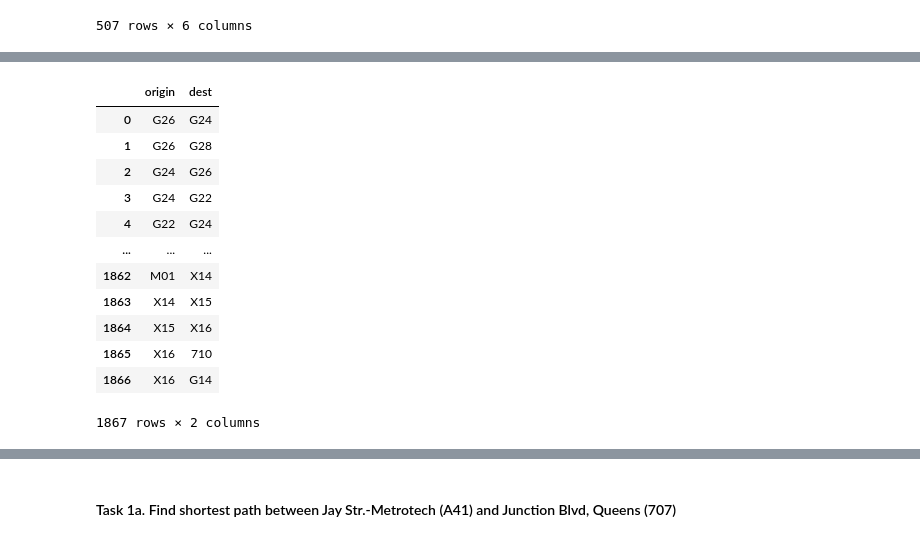
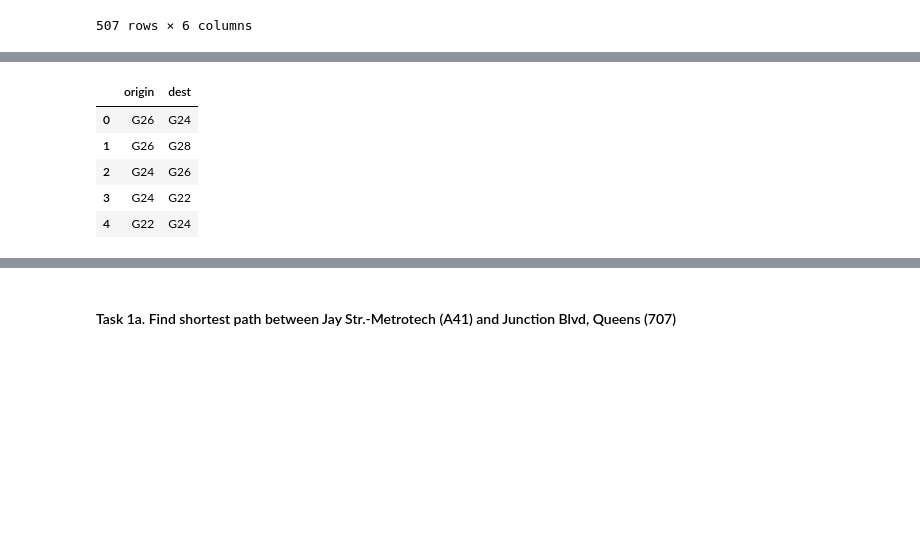
Before and after one commit to CUSPADS2022IBX/IBXRidership, a Jupyter notebook: Gabe's network stuff/subway_platform_network - wIBX.ipynb, the cells around one changed output, grey strips where cells are left out. Saved outputs shown, nothing was run; the diff lists cells and outputs as text; code cells hidden in the pictures; blank space fills up the shorter version.

```diff
--- a/Gabe's network stuff/subway_platform_network - wIBX.ipynb
+++ b/Gabe's network stuff/subway_platform_network - wIBX.ipynb
@@ -189,21 +171,14 @@ nodes.iloc[100:140]
 # %%
 #connection list, with IBX connections encoded
 Links = pd.read_csv('Links_wIBX.csv', index_col=0, header=0)
-Links
+Links.head()
 # %% [output]
 |  | origin | dest |
 | 0 | G26 | G24 |
 | 1 | G26 | G28 |
 | 2 | G24 | G26 |
 | 3 | G24 | G22 |
 | 4 | G22 | G24 |
-| ... | ... | ... |
-| 1862 | M01 | X14 |
-| 1863 | X14 | X15 |
-| 1864 | X15 | X16 |
-| 1865 | X16 | 710 |
-| 1866 | X16 | G14 |
-1867 rows × 2 columns
 # %%
 #the repeated edges are of no use to us, so let's get unique edges.
 uLinks = Links.drop_duplicates().reset_index()
```
Also changed, not shown: parts of 40 cells of this notebook, 1 other file.
